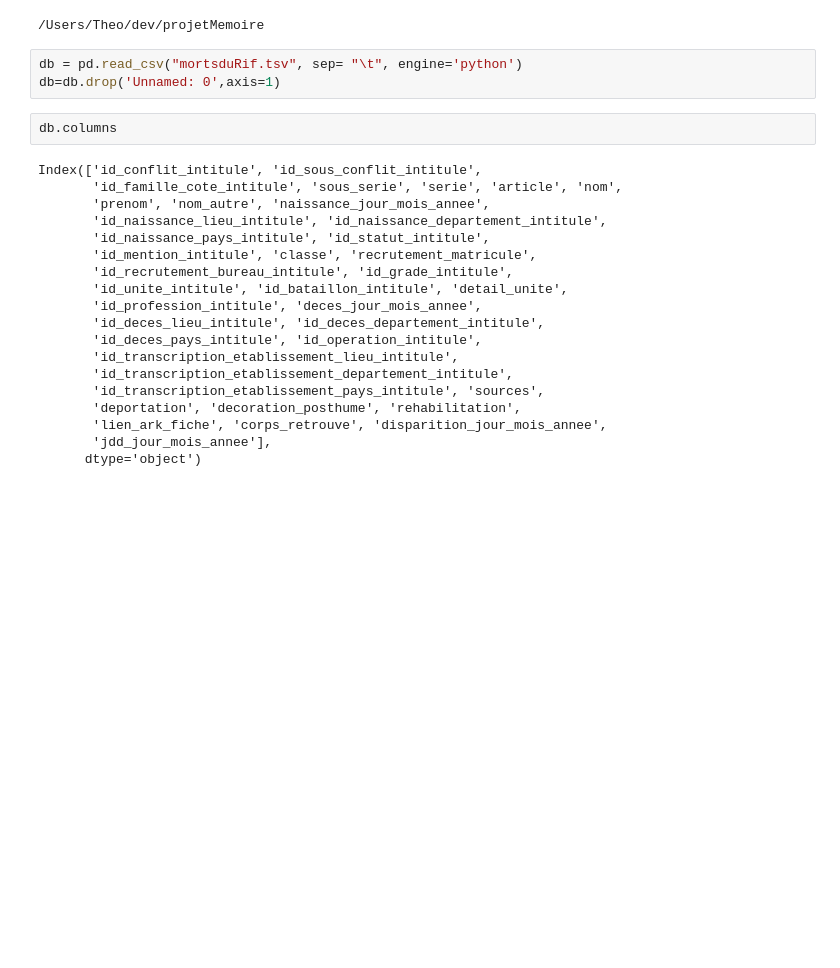
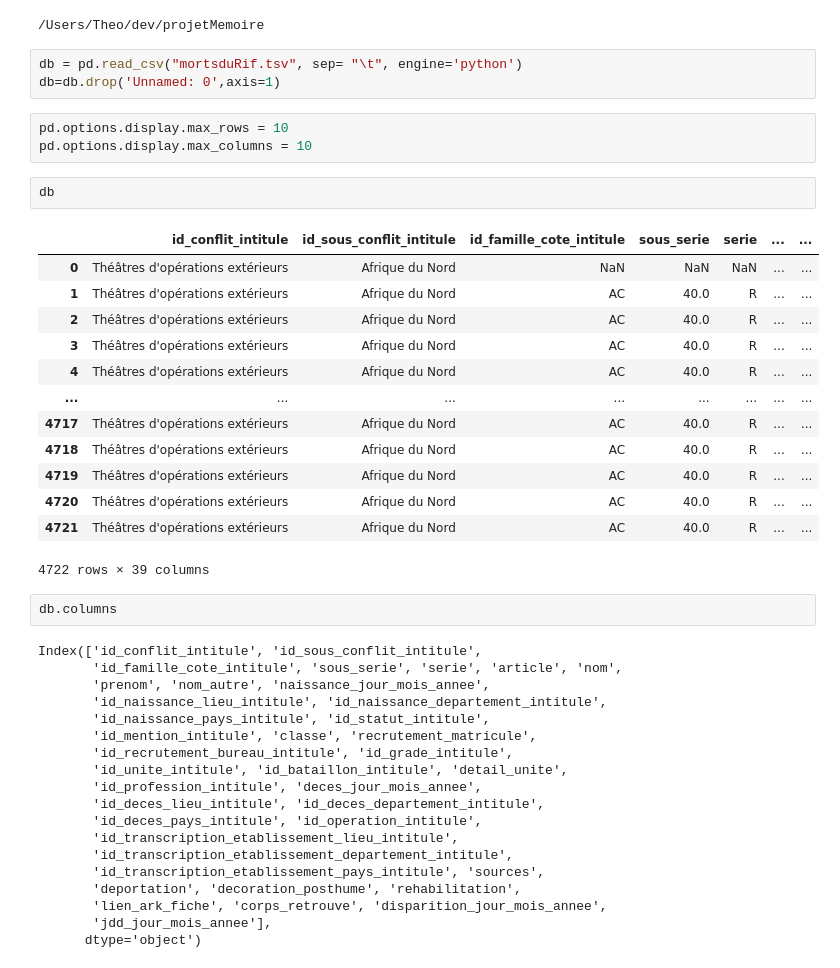
Before and after one commit to the0phil3/projetMemoire, a Jupyter notebook: manipLieu.ipynb, the cells around one changed output. Drawn from its saved outputs; the diff is of its cells as text; blank space fills up the shorter version.

```diff
--- a/manipLieu.ipynb
+++ b/manipLieu.ipynb
@@ -12,6 +12,25 @@ cd ~/dev/projetMemoire/
 # %%
 db = pd.read_csv("mortsduRif.tsv", sep= "\t", engine='python')
 db=db.drop('Unnamed: 0',axis=1)
+# %%
+pd.options.display.max_rows = 10
+pd.options.display.max_columns = 10
+# %%
+db
+# %% [output]
+|  | id_conflit_intitule | id_sous_conflit_intitule | id_famille_cote_intitule | sous_serie | serie | ... | ... |
+| 0 | Théâtres d'opérations extérieurs | Afrique du Nord | NaN | NaN | NaN | ... | ... |
+| 1 | Théâtres d'opérations extérieurs | Afrique du Nord | AC | 40.0 | R | ... | ... |
+| 2 | Théâtres d'opérations extérieurs | Afrique du Nord | AC | 40.0 | R | ... | ... |
+| 3 | Théâtres d'opérations extérieurs | Afrique du Nord | AC | 40.0 | R | ... | ... |
+| 4 | Théâtres d'opérations extérieurs | Afrique du Nord | AC | 40.0 | R | ... | ... |
+| ... | ... | ... | ... | ... | ... | ... | ... |
+| 4717 | Théâtres d'opérations extérieurs | Afrique du Nord | AC | 40.0 | R | ... | ... |
+| 4718 | Théâtres d'opérations extérieurs | Afrique du Nord | AC | 40.0 | R | ... | ... |
+| 4719 | Théâtres d'opérations extérieurs | Afrique du Nord | AC | 40.0 | R | ... | ... |
+| 4720 | Théâtres d'opérations extérieurs | Afrique du Nord | AC | 40.0 | R | ... | ... |
+| 4721 | Théâtres d'opérations extérieurs | Afrique du Nord | AC | 40.0 | R | ... | ... |
+4722 rows × 39 columns
 # %%
 db.columns
 # %% [output]
```
Also changed, not shown: parts of 1 cell of this notebook, 8 other files.
